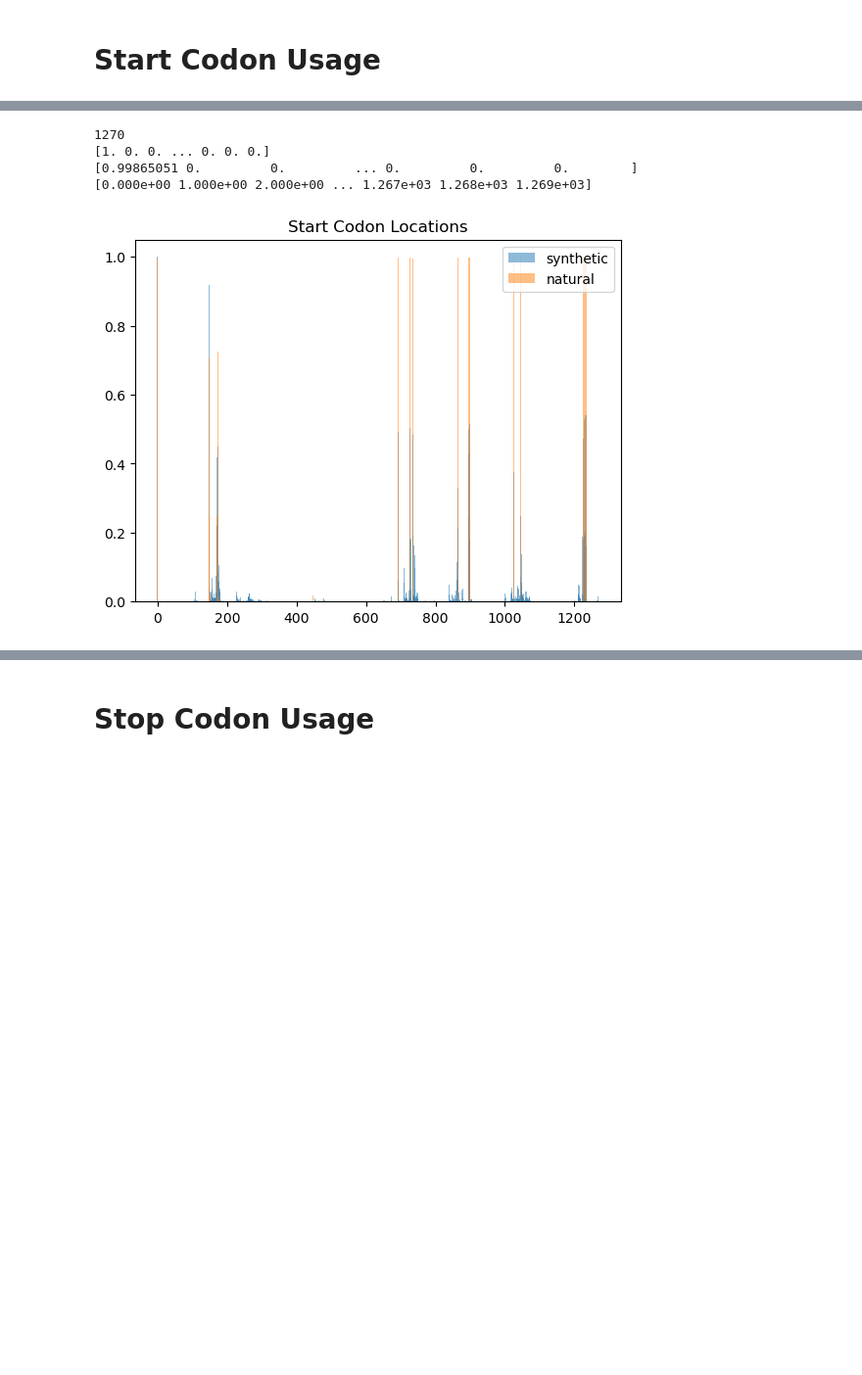
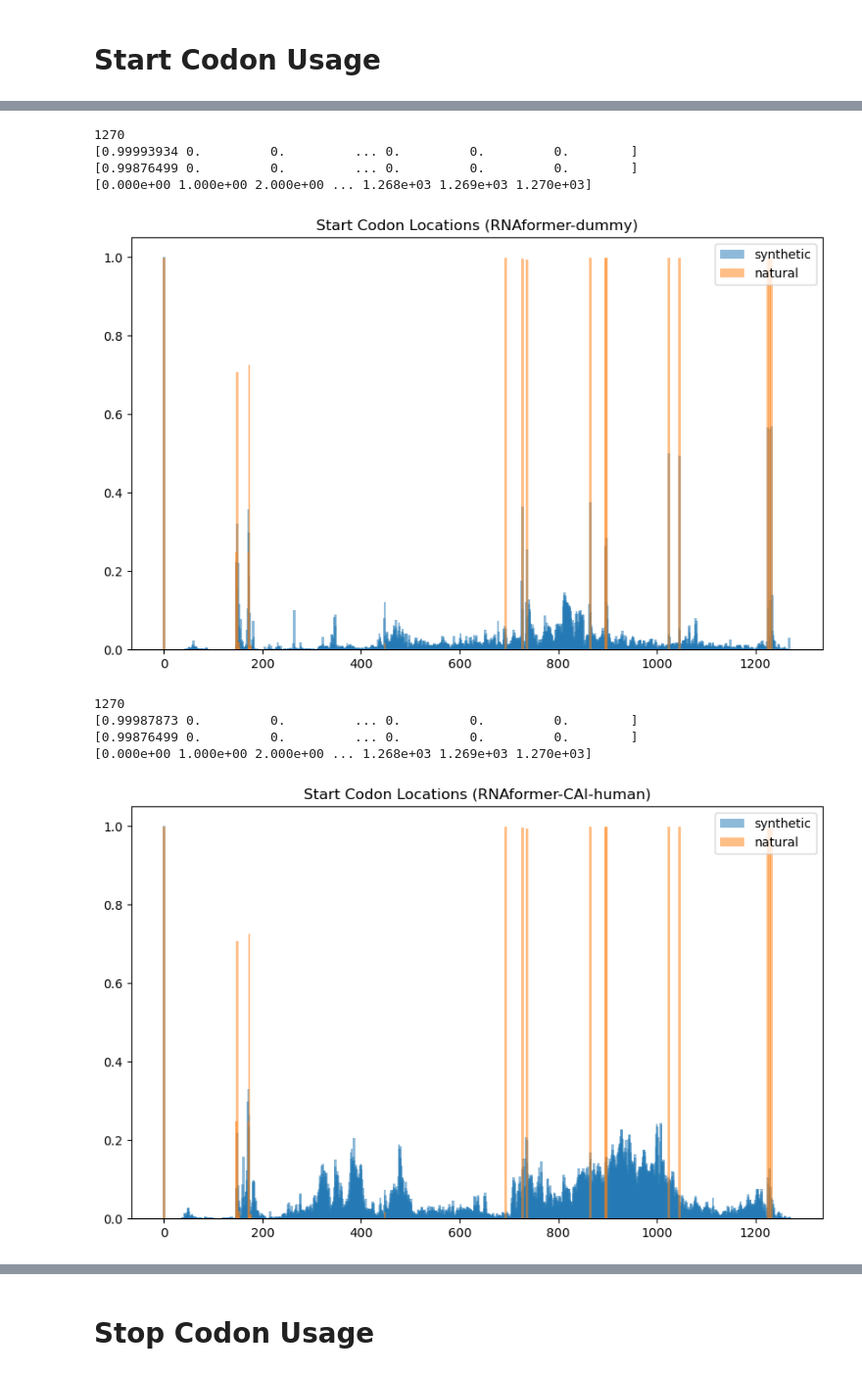
Before and after one commit to Dominko/spike_protein_rna_generator, a Jupyter notebook: scripts/data_analysis/codon_analysis.ipynb, the cells around one changed output, grey strips where cells are left out. Shown: that part at 98% size. Cells and saved outputs as stored; diff of their text form; code cells hidden in the pictures; blank space fills up the shorter version.

```diff
--- a/scripts/data_analysis/codon_analysis.ipynb
+++ b/scripts/data_analysis/codon_analysis.ipynb
@@ -18,12 +18,12 @@ from collections import Counter
 human_proteome_path = "../../datasets/raw/Homo_sapiens.GRCh38.cds.all.fa.gz"
 # base_path = "../../datasets/raw/spikenuc0415_clean_n_X.fasta"
 # base_path = "../../datasets/raw/spike_nuc_clean_3813"
-base_path = "../../datasets/raw/spike_nuc_X.fasta.gz"
-de_novo_path = "../../sample_outputs/2023_06_28__13_17_41/rnaformer_base__generated__de_novo.fasta"
-de_novo_human_path = "../../sample_outputs/2023_06_28__13_31_04/rnaformer_base_human_cai__generated__de_novo.fasta"
-de_novo_covid_path = "../../sample_outputs/2023_07_21__16_28_20/rnaformer_large_covid_cai__generated__de_novo.fasta"
+base_path = "../../datasets/test.fasta"
+de_novo_path = "../../sample_outputs/final_full/rnaformerS_large__generated__de_novo.fasta"
+de_novo_human_path = "../../sample_outputs/final_full/rnaformerS_large_human_cai__generated__de_novo.fasta"
+de_novo_covid_path = "../../sample_outputs/final_full/rnaformerS_large_covid_cai__generated__de_novo.fasta"
 
-covid_3813_path = "../../datasets/spike_nuc_clean_3813.fasta"
+covid_3813_path = "../../datasets/test.fasta"
 paths = []
 
 pattern = re.compile("[^AatTgGcC*?]")
@@ -255,24 +406,64 @@ KeyboardInterrupt:
 # %%
 # Find the last start codon
-last_codon = max(np.max(np.nonzero(de_novo_start_codon_locs)), np.max(np.nonzero(covid_start_codon_locs)))
+last_codon = max(np.max(np.nonzero(de_novo_start_codon_locs)),np.max(np.nonzero(de_novo_cai_human_start_codon_locs)), np.max(np.nonzero(de_novo_cai_covid_start_codon_locs)), np.max(np.nonzero(covid_start_codon_locs)))
 print(last_codon)
 de_novo_start_codon_locs_short = de_novo_start_codon_locs[0:last_codon+1]
 covid_start_codon_locs_short = covid_start_codon_locs[0:last_codon+1]
 
 print(de_novo_start_codon_locs/np.sum(de_novo_df["vals"]))
 print(covid_start_codon_locs/np.sum(covid_df["vals"]))
 
 bins = np.linspace(0, last_codon, last_codon+1)
 print(bins)
+plt.figure(figsize=(10,6))
 # print(bins)
-plt.bar(bins, de_novo_start_codon_locs_short/np.sum(de_novo_df["vals"]), width=3 ,alpha=0.5, label='synthetic')
-plt.bar(bins, covid_start_codon_locs_short/np.sum(covid_df["vals"]), width=3 ,alpha=0.5, label='natural')
+plt.bar(bins, de_novo_start_codon_locs_short/np.sum(de_novo_df["vals"]), width=5 ,alpha=0.5, label='synthetic')
+plt.bar(bins, covid_start_codon_locs_short/np.sum(covid_df["vals"]), width=5 ,alpha=0.5, label='natural')
 plt.legend(loc='upper right')
-plt.title("Start Codon Locations")
+plt.title("Start Codon Locations (RNAformer-dummy)")
 plt.show()
+
+print(last_codon)
+de_novo_cai_human_start_codon_locs_short = de_novo_cai_human_start_codon_locs[0:last_codon+1]
+covid_start_codon_locs_short = covid_start_codon_locs[0:last_codon+1]
+
+print(de_novo_cai_human_start_codon_locs/np.sum(de_novo_cai_human_df["vals"]))
+print(covid_start_codon_locs/np.sum(covid_df["vals"]))
+
+bins = np.linspace(0, last_codon, last_codon+1)
+print(bins)
+plt.figure(figsize=(10,6))
+# print(bins)
+plt.bar(bins, de_novo_cai_human_start_codon_locs_short/np.sum(de_novo_cai_human_df["vals"]), width=5 ,alpha=0.5, label='synthetic')
+plt.bar(bins, covid_start_codon_locs_short/np.sum(covid_df["vals"]), width=5 ,alpha=0.5, label='natural')
+plt.legend(loc='upper right')
+plt.title("Start Codon Locations (RNAformer-CAI-human)")
+plt.show()
+
+print(last_codon)
+de_novo_cai_covid_start_codon_locs_short = de_novo_cai_covid_start_codon_locs[0:last_codon+1]
+covid_start_codon_locs_short = covid_start_codon_locs[0:last_codon+1]
+
+print(de_novo_cai_covid_start_codon_locs/np.sum(de_novo_cai_covid_df["vals"]))
+print(covid_start_codon_locs/np.sum(covid_df["vals"]))
+
+bins = np.linspace(0, last_codon, last_codon+1)
+print(bins)
+plt.figure(figsize=(10,6))
+# print(bins)
+plt.bar(bins, de_novo_cai_covid_start_codon_locs_short/np.sum(de_novo_cai_covid_df["vals"]), width=5 ,alpha=0.5, label='synthetic')
+plt.bar(bins, covid_start_codon_locs_short/np.sum(covid_df["vals"]), width=5 ,alpha=0.5, label='natural')
+plt.legend(loc='upper right')
+plt.title("Start Codon Locations (RNAformer-CAI-covid)")
+plt.show()
 # %% [output]
 1270
-[1. 0. 0. ... 0. 0. 0.]
-[0.99865051 0.         0.         ... 0.         0.         0.        ]
-[0.000e+00 1.000e+00 2.000e+00 ... 1.267e+03 1.268e+03 1.269e+03]
+[0.99993934 0.         0.         ... 0.         0.         0.        ]
+[0.99876499 0.         0.         ... 0.         0.         0.        ]
+[0.000e+00 1.000e+00 2.000e+00 ... 1.268e+03 1.269e+03 1.270e+03]
-[figure, old version]
+[figure, new version]
+1270
+[0.99987873 0.         0.         ... 0.         0.         0.        ]
+[0.99876499 0.         0.         ... 0.         0.         0.        ]
+[0.000e+00 1.000e+00 2.000e+00 ... 1.268e+03 1.269e+03 1.270e+03]
+[figure, added]
```
Also changed, not shown: parts of 21 cells of this notebook, 4 other files.
